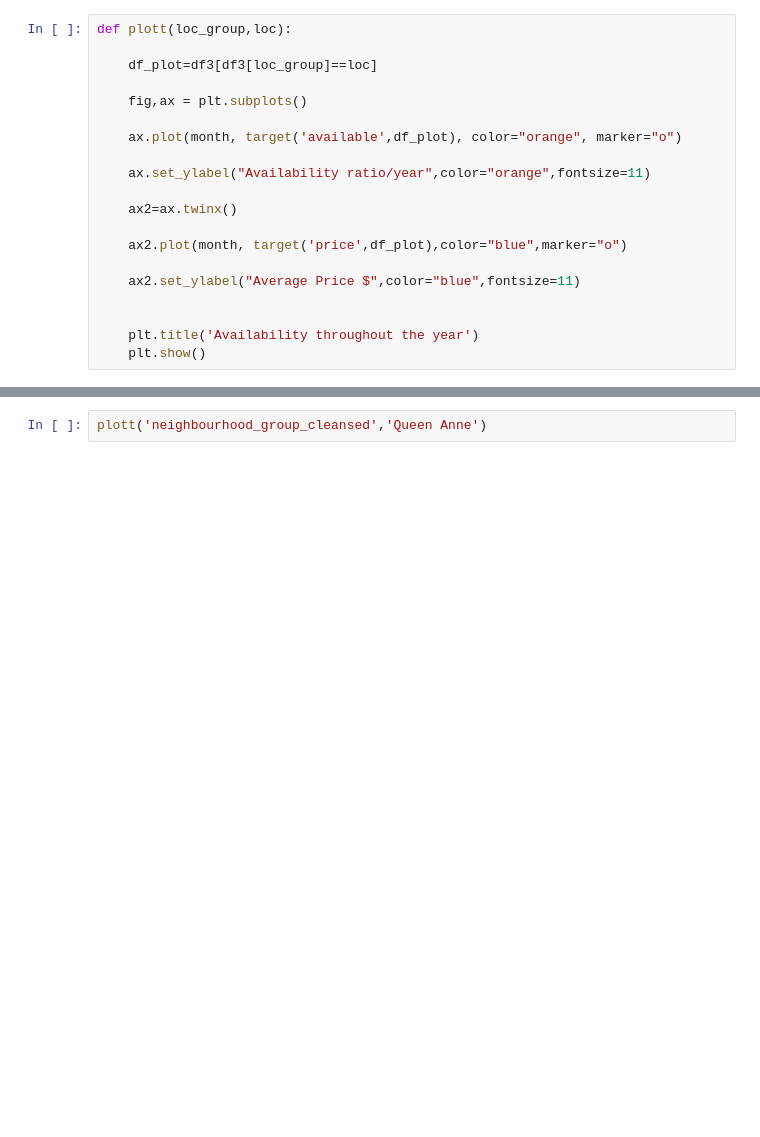
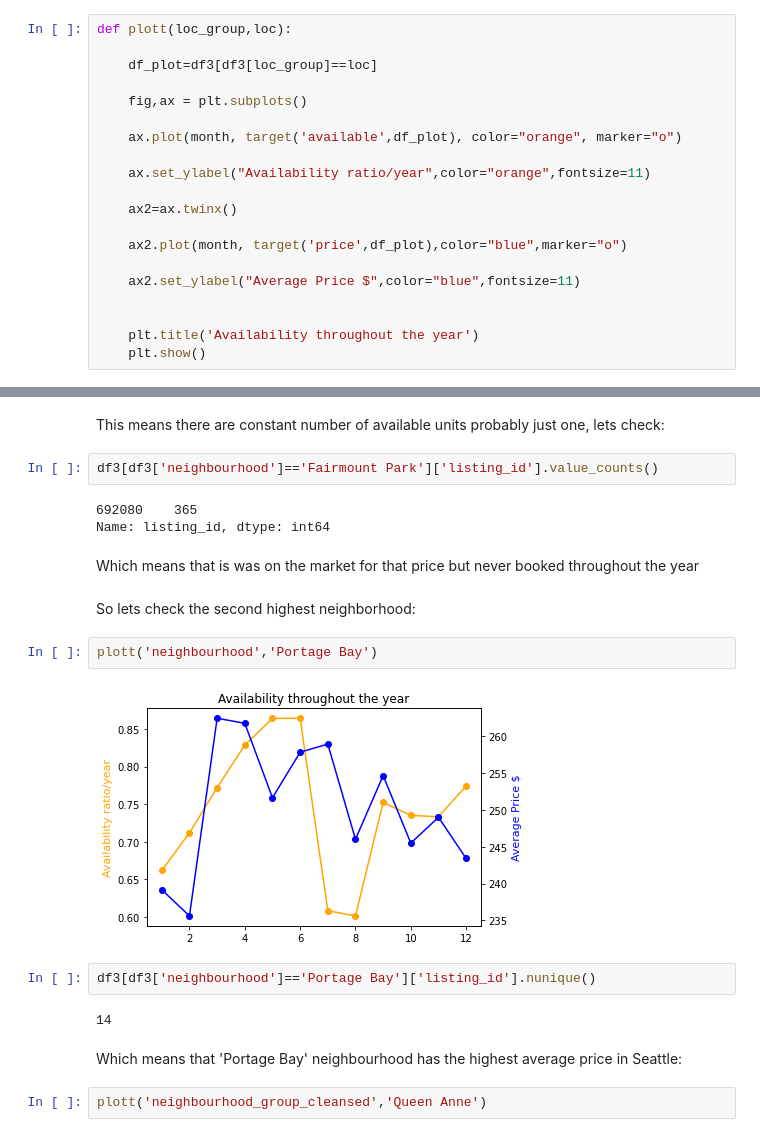
Before and after one commit to Ajax243/Airbnb_Seattle, a Jupyter notebook: calender_nb.ipynb, the cells around one changed output, grey strips where cells are left out. Saved outputs shown, nothing was run; the diff lists cells and outputs as text; blank space fills up the shorter version.

```diff
--- a/calender_nb.ipynb
+++ b/calender_nb.ipynb
@@ -238,3 +287,24 @@ plott('neighbourhood_group_cleansed','Magnolia')
+# %% [markdown]
+This means there are constant number of available units probably just one, lets check:
+# %%
+df3[df3['neighbourhood']=='Fairmount Park']['listing_id'].value_counts()
+# %% [output]
+692080    365
+Name: listing_id, dtype: int64
+# %% [markdown]
+Which means that is was on the market for that price but never booked throughout the year
+# %% [markdown]
+So lets check the second highest neighborhood:
+# %%
+plott('neighbourhood','Portage Bay')
+# %% [output]
+[figure, added]
+# %%
+df3[df3['neighbourhood']=='Portage Bay']['listing_id'].nunique()
+# %% [output]
+14
+# %% [markdown]
+Which means that 'Portage Bay' neighbourhood has the highest average price in Seattle:
 # %%
 plott('neighbourhood_group_cleansed','Queen Anne')
 # %% [output]
```
Also changed, not shown: parts of 32 cells of this notebook.
